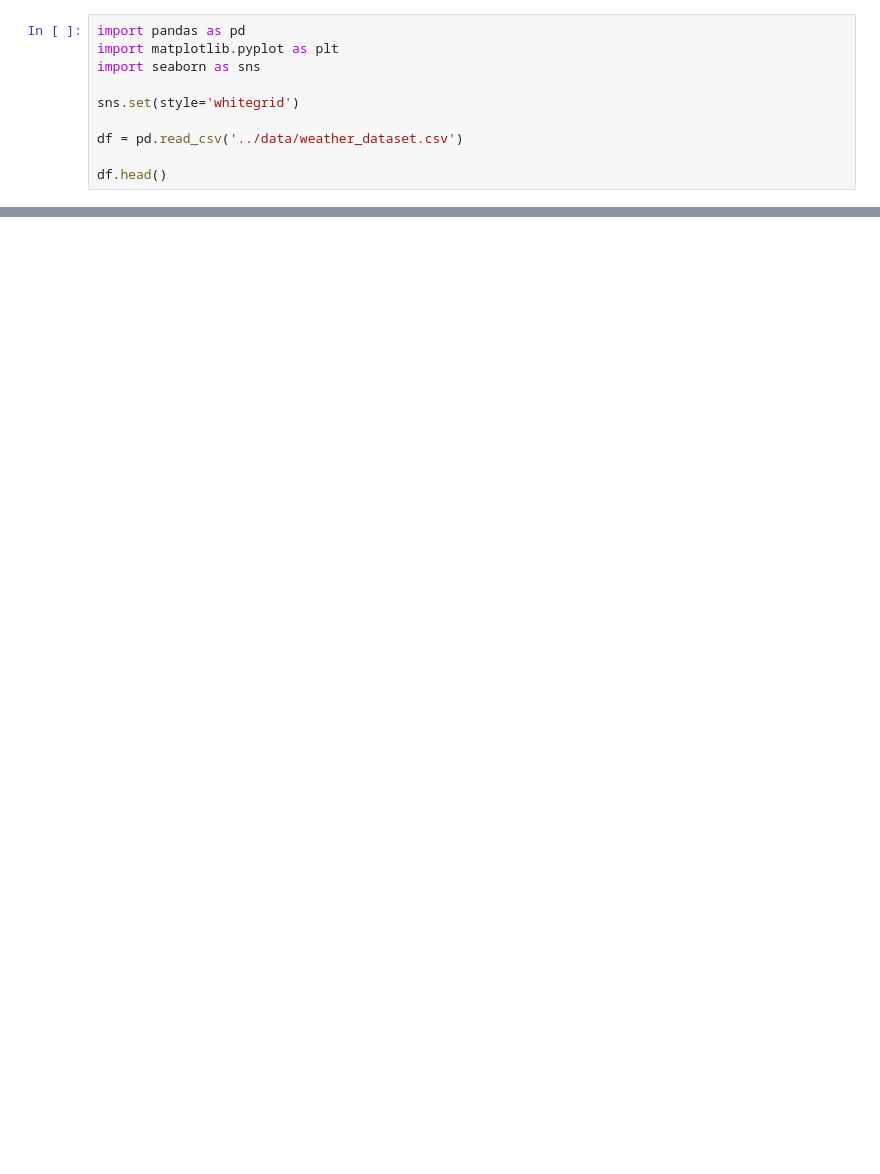
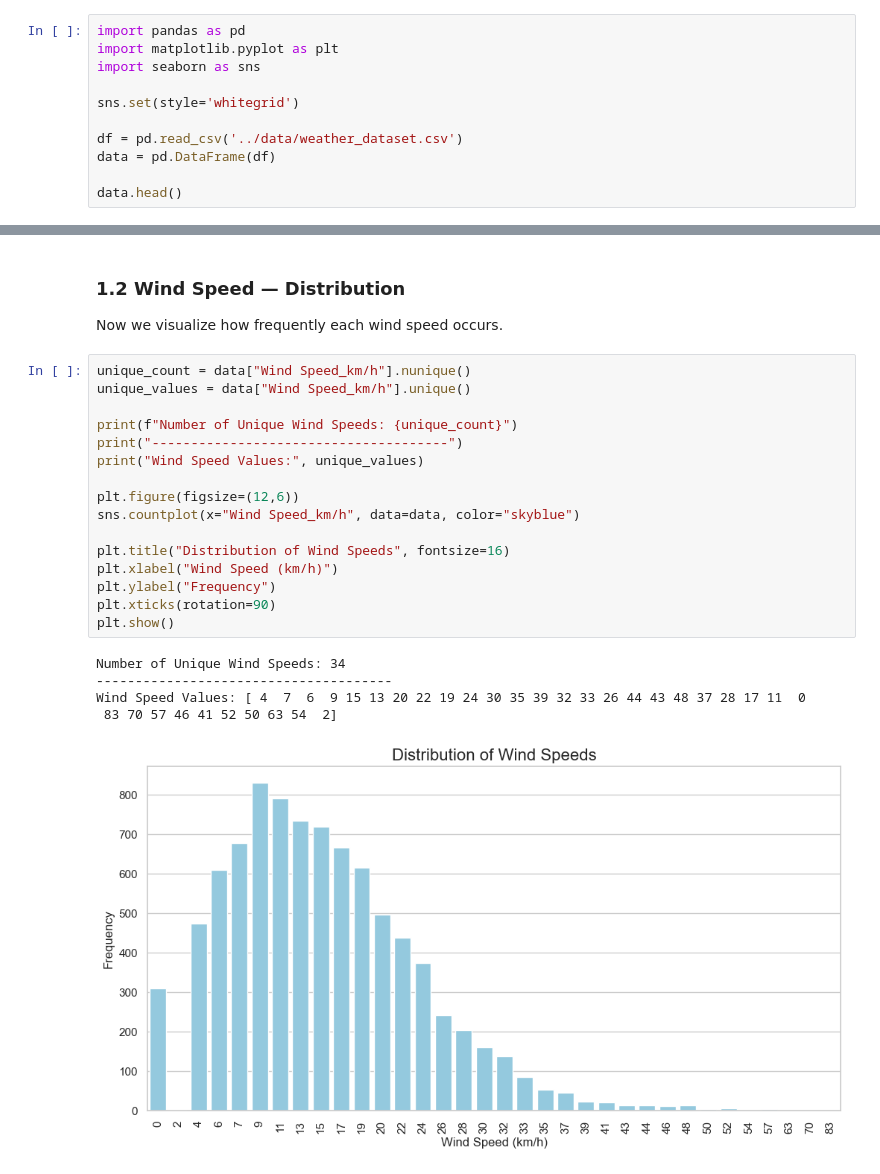
Before and after one commit to Aminbyt/weather-analysis, a Jupyter notebook: notebooks/01_data_exploration.ipynb, the cells around one changed output, grey strips where cells are left out. Saved outputs shown, nothing was run; the diff lists cells and outputs as text; blank space fills up the shorter version.

Commit message:
EDA: Wind Speed analysis - unique values, countplot, binned histogram

```diff
--- a/notebooks/01_data_exploration.ipynb
+++ b/notebooks/01_data_exploration.ipynb
@@ -6,8 +6,9 @@ import seaborn as sns
 sns.set(style='whitegrid')
 
 df = pd.read_csv('../data/weather_dataset.csv')
+data = pd.DataFrame(df)
 
-df.head()
+data.head()
 # %% [output]
 |  | Date/Time | Temp_C | Dew Point Temp_C | Rel Hum_% | Wind Speed_km/h | Visibility_km | Press_kPa | Weather |
 | 0 | 1/1/2012 0:00 | -1.8 | -3.9 | 86 | 4 | 8.0 | 101.24 | Fog |
@@ -46,0 +80,25 @@ memory usage: 549.1+ KB
+# %% [markdown]
+### 1.2 Wind Speed — Distribution
+Now we visualize how frequently each wind speed occurs.
+# %%
+unique_count = data["Wind Speed_km/h"].nunique()
+unique_values = data["Wind Speed_km/h"].unique()
+
+print(f"Number of Unique Wind Speeds: {unique_count}")
+print("--------------------------------------")
+print("Wind Speed Values:", unique_values)
+
+plt.figure(figsize=(12,6))
+sns.countplot(x="Wind Speed_km/h", data=data, color="skyblue")
+
+plt.title("Distribution of Wind Speeds", fontsize=16)
+plt.xlabel("Wind Speed (km/h)")
+plt.ylabel("Frequency")
+plt.xticks(rotation=90)
+plt.show()
+# %% [output]
+Number of Unique Wind Speeds: 34
+--------------------------------------
+Wind Speed Values: [ 4  7  6  9 15 13 20 22 19 24 30 35 39 32 33 26 44 43 48 37 28 17 11  0
+ 83 70 57 46 41 52 50 63 54  2]
+[figure, added]
```
Also changed, not shown: parts of 7 cells of this notebook.
